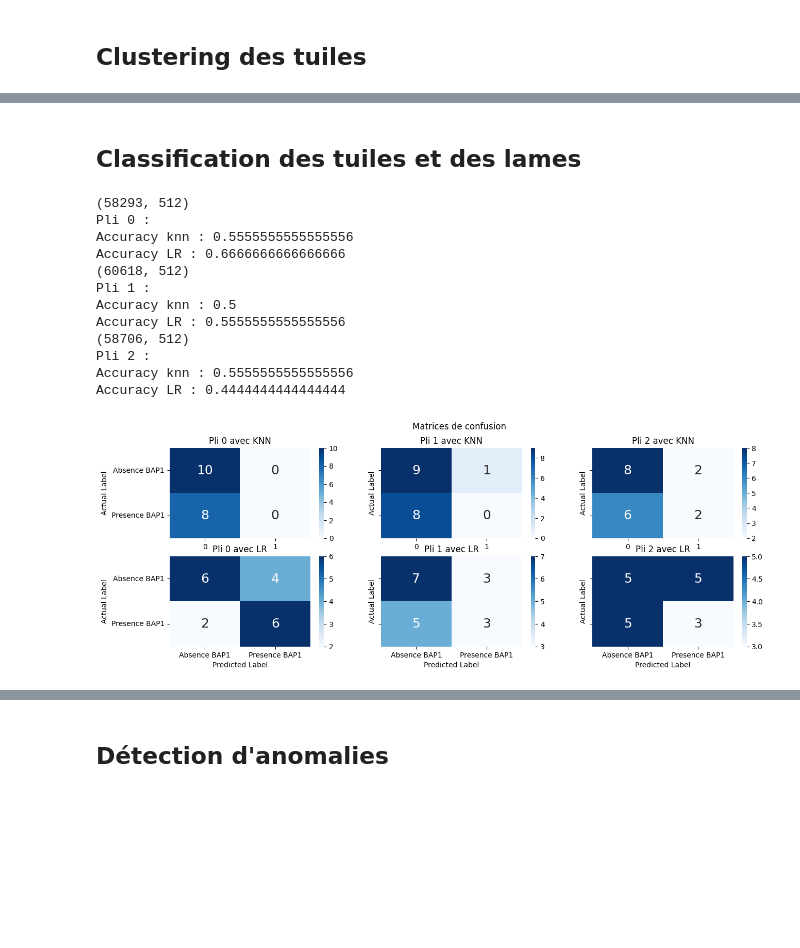
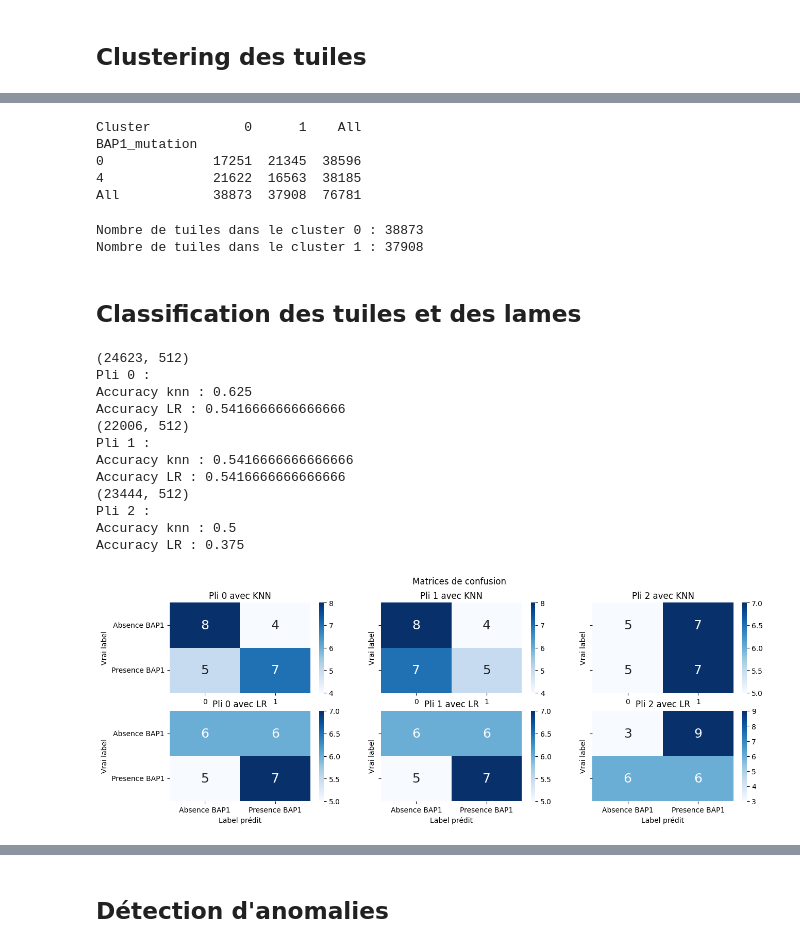
Before and after one commit to tchalas1/Projet-5BIM-CLB_Mesopath, a Jupyter notebook: CONCH_embeddings_exploration.ipynb, the cells around one changed output, grey strips where cells are left out. Saved outputs shown, nothing was run; the diff lists cells and outputs as text; code cells hidden in the pictures; blank space fills up the shorter version.

```diff
--- a/CONCH_embeddings_exploration.ipynb
+++ b/CONCH_embeddings_exploration.ipynb
@@ -121,30 +150,44 @@ print('Silhouette score:', score)
+# %%
+data_crosstab = pd.crosstab(all_red_cluster['BAP1_mutation'],
+                            all_red_cluster['Cluster'],
+                               margins = True)
+print(data_crosstab)
+# %% [output]
+Cluster            0      1    All
+BAP1_mutation
+0              17251  21345  38596
+4              21622  16563  38185
+All            38873  37908  76781
 # %%
 # Création d'un echantillon de tuiles de chaque cluster
 
 # Chemin vers le fichier ou l'on veut ranger les échantillons
-path='Tiles_cluster_kmeans_2/'
-
+path='Tiles_clustered_kmeans_2_new/'
+path2slides=r"D:\\MESO_AI\\"
 # Fréquence de selection d'une tuile dans un cluster
-freq=80
+freq=100
 
 for c in range(n_clusters):
     selection = all_cluster.loc[all_cluster['Cluster'] == c]
     print('Nombre de tuiles dans le cluster', c, ':', selection.shape[0])
-    newpath = path+'Cluster_'+str(c)
+    newpath = path+'Cluster_'+str(c)+'\\'
     if not os.path.exists(newpath):
         os.makedirs(newpath)
     for i in range(0,selection.shape[0],freq):
         slide_name = selection.index[i][0:40]
-        slide = openslide.OpenSlide(slide_name)
-        tile = slide.read_region((selection.loc[i,2],selection.loc[i,3]),0,(512,512)).convert("RGB")
+        slide = openslide.OpenSlide(path2slides+slide_name)
+        tile = slide.read_region((selection.iloc[i,2],selection.iloc[i,3]),0,(512,512)).convert("RGB")
         tile.save(newpath + selection.index[i] + '.jpeg')
+# %% [output]
+Nombre de tuiles dans le cluster 0 : 38873
+Nombre de tuiles dans le cluster 1 : 37908
 # %% [markdown]
 ## Classification des tuiles et des lames
 # %%
 # Création des 3 jeux de tests pour les 3 plis
 
 # Pourcentage pour le test
-perc_wsi_test = 0.3
+perc_wsi_test = 0.4
 
 all_wsi_bap1 = list(meta_slide.loc[meta_slide["BAP1_mutation"]==4]["Slide"])
 all_wsi_no_bap1 = list(meta_slide.loc[meta_slide["BAP1_mutation"]==0]["Slide"])
@@ -152,9 +195,6 @@ all_wsi_no_bap1 = list(meta_slide.loc[meta_slide["BAP1_mutation"]==0]["Slide"])
 n_wsi_test_bap1 = round(perc_wsi_test*len(all_wsi_bap1))
 n_wsi_test_no_bap1 = round(perc_wsi_test*len(all_wsi_no_bap1))
 
-# Si l'on souhaite utiliser que les tuiles classifiées comme interessantes
-# all=all_cluster[all_cluster['Cluster']==0]
-
 wsi_test_1=random.sample(all_wsi_bap1,n_wsi_test_bap1)+random.sample(all_wsi_no_bap1,n_wsi_test_no_bap1)
 wsi_test_2=random.sample(all_wsi_bap1,n_wsi_test_bap1)+random.sample(all_wsi_no_bap1,n_wsi_test_no_bap1)
 wsi_test_3=random.sample(all_wsi_bap1,n_wsi_test_bap1)+random.sample(all_wsi_no_bap1,n_wsi_test_no_bap1)
@@ -162,9 +202,19 @@ wsi_test=[wsi_test_1,wsi_test_2,wsi_test_3]
 # %%
 # Entrainement et test sur les 3 plis:
 
+# Si l'on souhaite utiliser que les tuiles classifiées comme interessantes
+all=all_cluster[all_cluster['Cluster']==1].drop(columns='Cluster')
+#all=all_cluster.drop(columns='Cluster')
+
+thresh = 0.4
+
 fig, axes = plt.subplots(2, 3, figsize=(15, 5), sharey=True)
 fig.suptitle('Matrices de confusion')
+
 classes=["Absence BAP1", "Presence BAP1"]
+perc_lr=[]
+perc_knn=[]
+all_real_results=[]
 
 for i in range(3):
    mask_train = ~all['Slide'].isin(wsi_test[i])
@@ -198,51 +248,54 @@ for i in range(3):
       # y_pred_svc = svc_clf.predict(X_test)
 
       bap1_perc_knn = sum(i == 4 for i in y_pred_knn)/len(y_pred_knn)
-      if bap1_perc_knn > 0.5:
+      if bap1_perc_knn > thresh:
          result_knn = 4
       else:
          result_knn = 0
 
       bap1_perc_lr = sum(i == 4 for i in y_pred_lr)/len(y_pred_lr)
-      if bap1_perc_lr > 0.5:
+      if bap1_perc_lr > thresh:
          result_lr = 4
       else:
          result_lr = 0
 
       real_result=y_test.iloc[0]
 
+      perc_knn.append(bap1_perc_knn)
+      perc_lr.append(bap1_perc_lr)
       real_results.append(real_result)
+      all_real_results.append(real_result)
       results_knn.append(result_knn)
       results_lr.append(result_lr)
       accuracy_knn.append(real_result==result_knn)
       accuracy_lr.append(real_result==result_lr)
 
    print("Pli",i,":")
    print('Accuracy knn :', sum(j==True for j in accuracy_knn)/len(wsi_test[i]))
    print('Accuracy LR :', sum(j==True for j in accuracy_lr)/len(wsi_test[i]))
    conf_matrix_knn = confusion_matrix(real_results,results_knn,labels=[0, 4])
    conf_matrix_lr = confusion_matrix(real_results,results_lr,labels=[0, 4])
    sns.heatmap(conf_matrix_knn, annot=True, fmt='d', cmap='Blues', annot_kws={"size": 18}, ax=axes[0,i], yticklabels = classes)
    sns.heatmap(conf_matrix_lr, annot=True, fmt='d', cmap='Blues', annot_kws={"size": 18}, ax=axes[1,i], xticklabels = classes, yticklabels = classes)
    axes[0,i].set_title('Pli '+str(i)+" avec KNN")
    axes[1,i].set_title('Pli '+str(i)+" avec LR")
    #axes[0,i].set_xlabel('Predicted Label')
-   axes[1,i].set_xlabel('Predicted Label')
-   axes[0,i].set_ylabel('Actual Label')
-   axes[1,i].set_ylabel('Actual Label')
+   axes[1,i].set_xlabel('Label prédit')
+   axes[0,i].set_ylabel('Vrai label')
+   axes[1,i].set_ylabel('Vrai label')
 
 plt.show()
 # %% [output]
-(58293, 512)
+(24623, 512)
 Pli 0 :
-Accuracy knn : 0.5555555555555556
-Accuracy LR : 0.6666666666666666
-(60618, 512)
+Accuracy knn : 0.625
+Accuracy LR : 0.5416666666666666
+(22006, 512)
 Pli 1 :
+Accuracy knn : 0.5416666666666666
+Accuracy LR : 0.5416666666666666
+(23444, 512)
+Pli 2 :
 Accuracy knn : 0.5
-Accuracy LR : 0.5555555555555556
-(58706, 512)
-Pli 2 :
-Accuracy knn : 0.5555555555555556
-Accuracy LR : 0.4444444444444444
+Accuracy LR : 0.375
-[figure, old version]
+[figure, new version]
```
Also changed, not shown: parts of 10 cells of this notebook.
